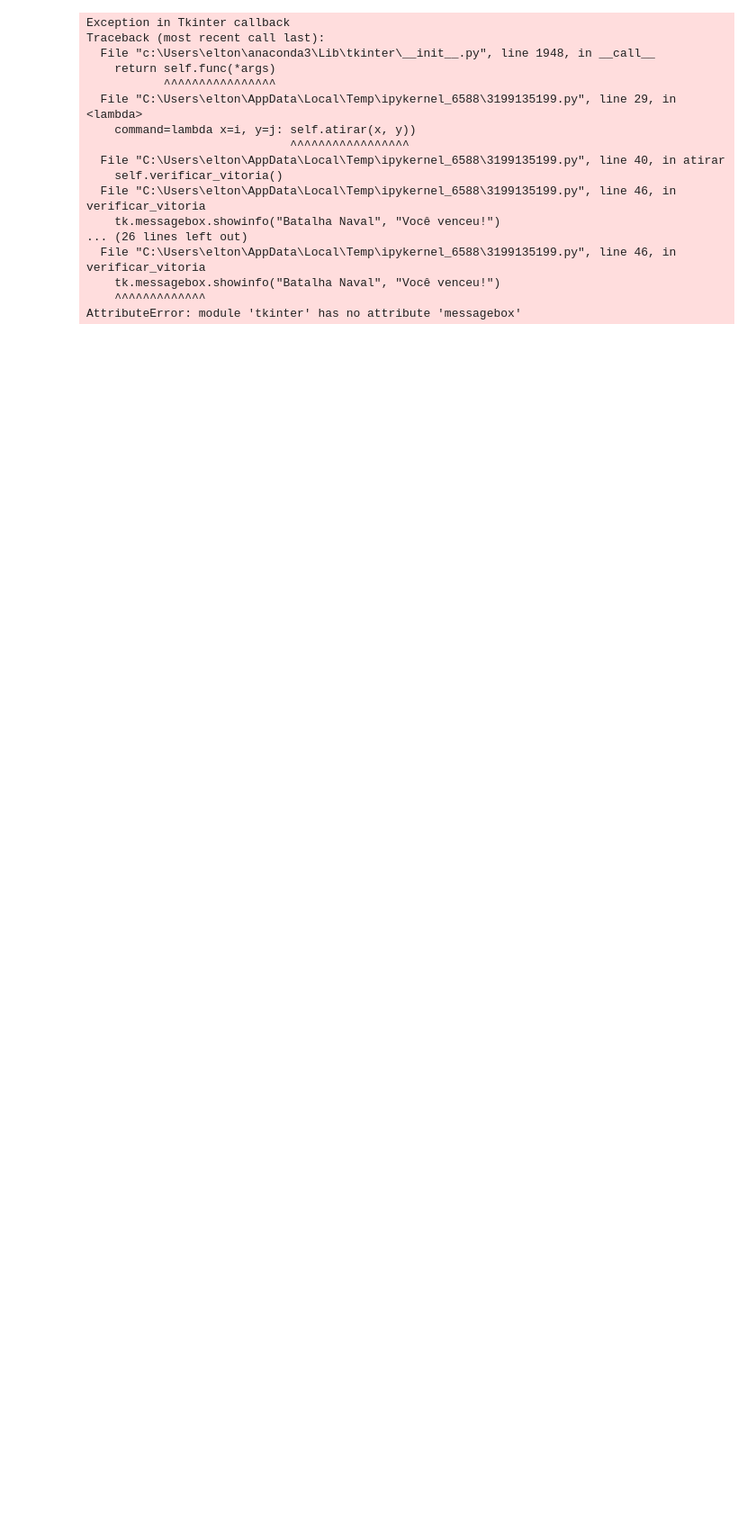
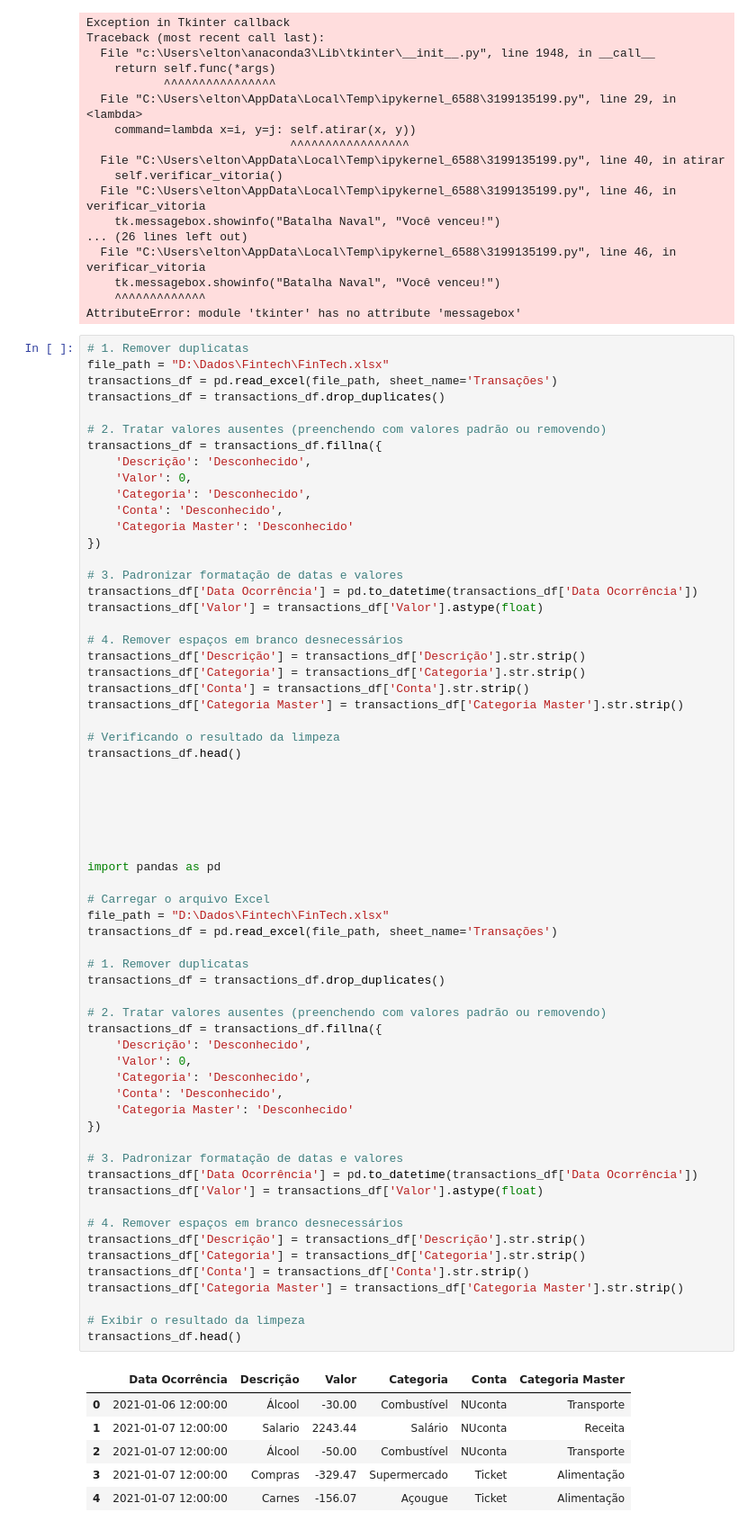
Before and after one commit to eltongaspar/python, a Jupyter notebook: #valid.ipynb, the cells around one changed output. Shown at 90% size. Saved outputs shown, nothing was run; the diff lists cells and outputs as text; blank space fills up the shorter version.

```diff
--- a/#valid.ipynb
+++ b/#valid.ipynb
@@ -649,3 +653,73 @@ Traceback (most recent call last):
     tk.messagebox.showinfo("Batalha Naval", "Você venceu!")
     ^^^^^^^^^^^^^
 AttributeError: module 'tkinter' has no attribute 'messagebox'
+# %%
+# 1. Remover duplicatas
+file_path = "D:\Dados\Fintech\FinTech.xlsx"
+transactions_df = pd.read_excel(file_path, sheet_name='Transações')
+transactions_df = transactions_df.drop_duplicates()
+
+# 2. Tratar valores ausentes (preenchendo com valores padrão ou removendo)
+transactions_df = transactions_df.fillna({
+    'Descrição': 'Desconhecido',
+    'Valor': 0,
+    'Categoria': 'Desconhecido',
+    'Conta': 'Desconhecido',
+    'Categoria Master': 'Desconhecido'
+})
+
+# 3. Padronizar formatação de datas e valores
+transactions_df['Data Ocorrência'] = pd.to_datetime(transactions_df['Data Ocorrência'])
+transactions_df['Valor'] = transactions_df['Valor'].astype(float)
+
+# 4. Remover espaços em branco desnecessários
+transactions_df['Descrição'] = transactions_df['Descrição'].str.strip()
+transactions_df['Categoria'] = transactions_df['Categoria'].str.strip()
+transactions_df['Conta'] = transactions_df['Conta'].str.strip()
+transactions_df['Categoria Master'] = transactions_df['Categoria Master'].str.strip()
+
+# Verificando o resultado da limpeza
+transactions_df.head()
+
+
+
+
+
+
+import pandas as pd
+
+# Carregar o arquivo Excel
+file_path = "D:\Dados\Fintech\FinTech.xlsx"
+transactions_df = pd.read_excel(file_path, sheet_name='Transações')
+
+# 1. Remover duplicatas
+transactions_df = transactions_df.drop_duplicates()
+
+# 2. Tratar valores ausentes (preenchendo com valores padrão ou removendo)
+transactions_df = transactions_df.fillna({
+    'Descrição': 'Desconhecido',
+    'Valor': 0,
+    'Categoria': 'Desconhecido',
+    'Conta': 'Desconhecido',
+    'Categoria Master': 'Desconhecido'
+})
+
+# 3. Padronizar formatação de datas e valores
+transactions_df['Data Ocorrência'] = pd.to_datetime(transactions_df['Data Ocorrência'])
+transactions_df['Valor'] = transactions_df['Valor'].astype(float)
+
+# 4. Remover espaços em branco desnecessários
+transactions_df['Descrição'] = transactions_df['Descrição'].str.strip()
+transactions_df['Categoria'] = transactions_df['Categoria'].str.strip()
+transactions_df['Conta'] = transactions_df['Conta'].str.strip()
+transactions_df['Categoria Master'] = transactions_df['Categoria Master'].str.strip()
+
+# Exibir o resultado da limpeza
+transactions_df.head()
+# %% [output]
+|  | Data Ocorrência | Descrição | Valor | Categoria | Conta | Categoria Master |
+| 0 | 2021-01-06 12:00:00 | Álcool | -30.00 | Combustível | NUconta | Transporte |
+| 1 | 2021-01-07 12:00:00 | Salario | 2243.44 | Salário | NUconta | Receita |
+| 2 | 2021-01-07 12:00:00 | Álcool | -50.00 | Combustível | NUconta | Transporte |
+| 3 | 2021-01-07 12:00:00 | Compras | -329.47 | Supermercado | Ticket | Alimentação |
+| 4 | 2021-01-07 12:00:00 | Carnes | -156.07 | Açougue | Ticket | Alimentação |
```
Also changed, not shown: parts of 2 cells of this notebook, 1 other file.
